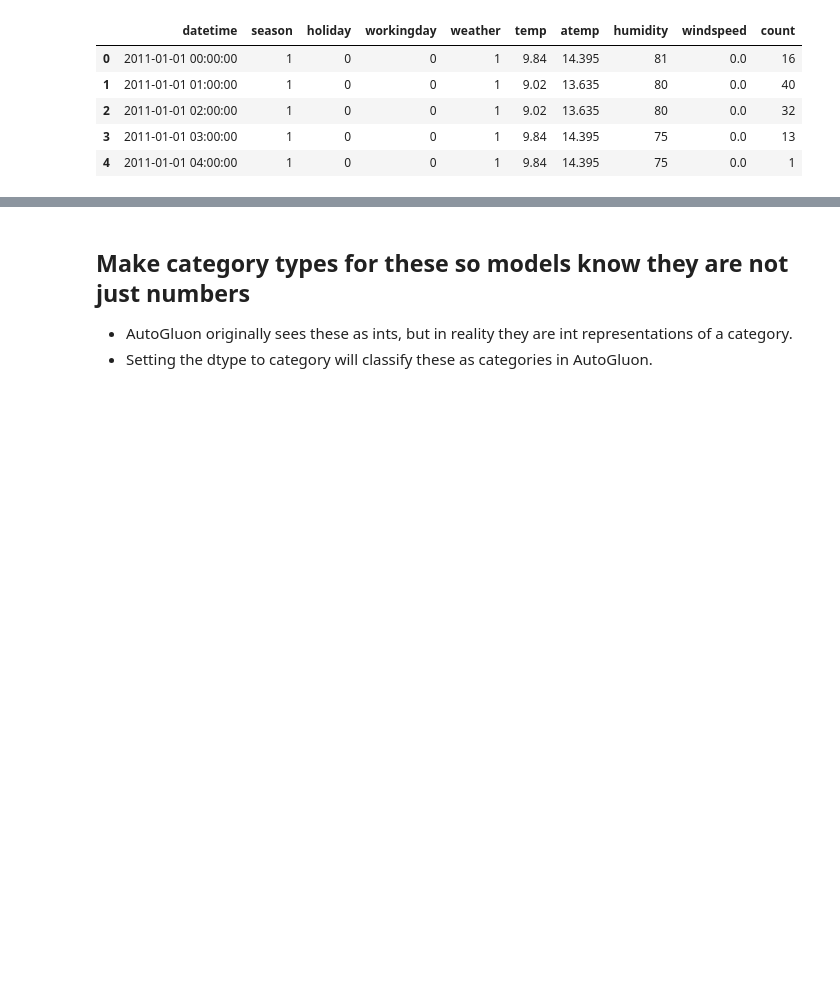
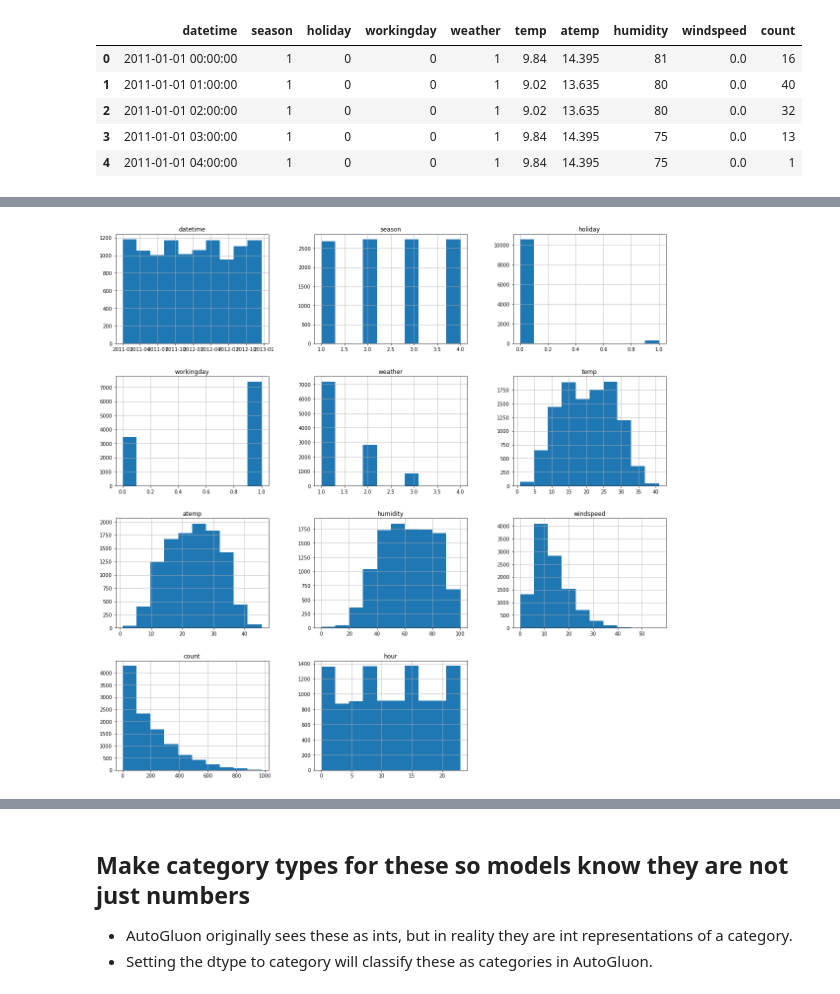
Before and after one commit to martinoywa/Bike-Sharing-Demand, a Jupyter notebook: project_notebook.ipynb, the cells around one changed output, grey strips where cells are left out. Cells and saved outputs as stored; diff of their text form; code cells hidden in the pictures; blank space fills up the shorter version.

```diff
--- a/project_notebook.ipynb
+++ b/project_notebook.ipynb
@@ -388,3 +383,9 @@ train.describe()
 | 50% | 3.000000 | 0.000000 | 1.000000 | 1.000000 | 20.50000 | 24.240000 | 62.000000 | 12.998000 | 145.000000 | 12.000000 |
 | 75% | 4.000000 | 0.000000 | 1.000000 | 2.000000 | 26.24000 | 31.060000 | 77.000000 | 16.997900 | 284.000000 | 18.000000 |
 | max | 4.000000 | 1.000000 | 1.000000 | 4.000000 | 41.00000 | 45.455000 | 100.000000 | 56.996900 | 977.000000 | 23.000000 |
+# %%
+# View histogram of all features again now with the hour feature
+train.hist(figsize=(20, 20))
+plt.show()
+# %% [output]
+[figure, added]
```
Also changed, not shown: parts of 37 cells of this notebook, 4 other files.
